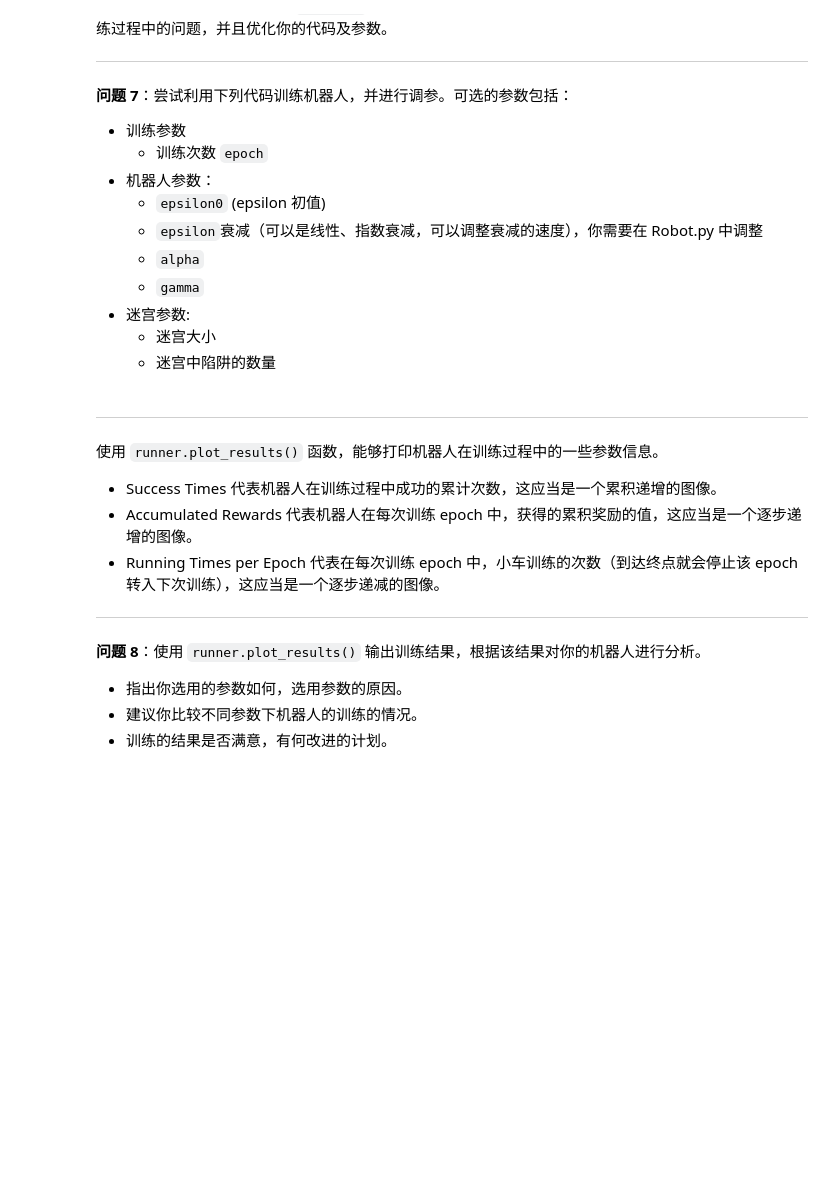
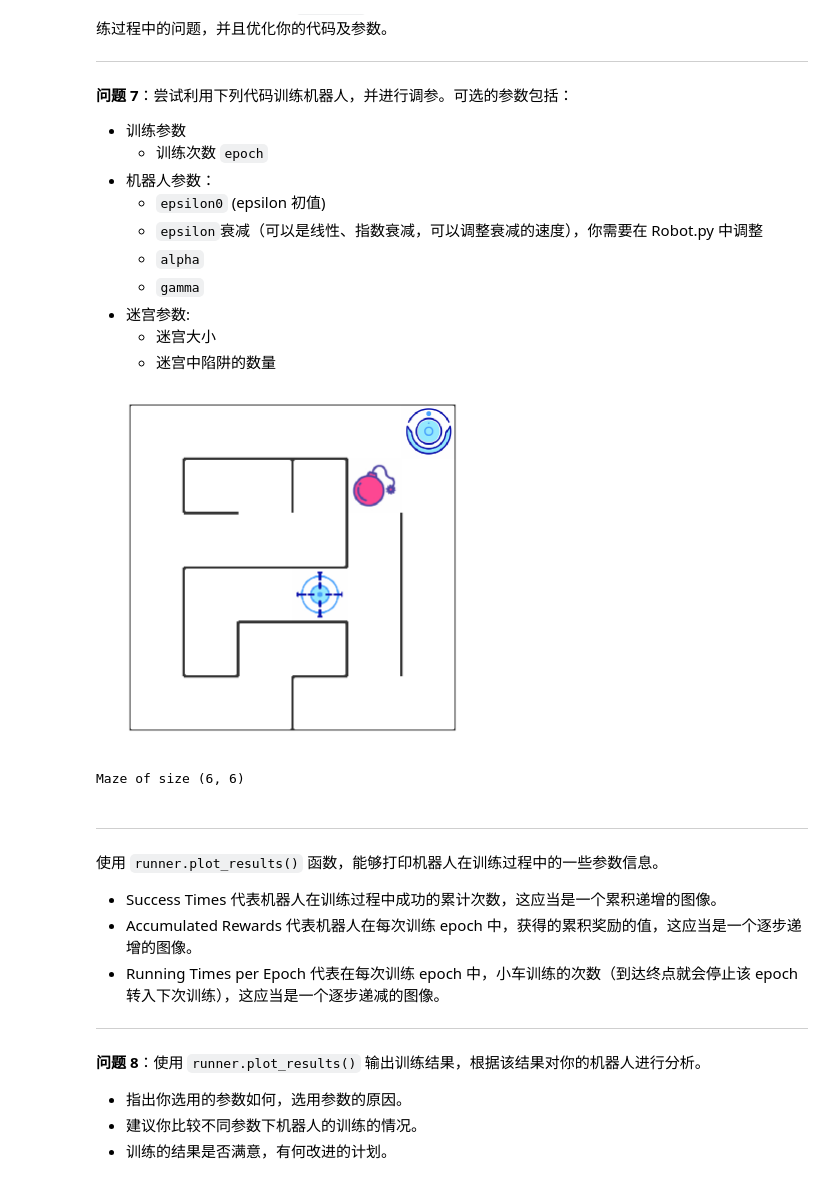
Before and after one commit to StartLightTheft/MLND_P5, a Jupyter notebook: robot_maze.ipynb, the cells around one changed output. Cells and saved outputs as stored; diff of their text form; code cells hidden in the pictures; blank space fills up the shorter version.

```diff
--- a/robot_maze.ipynb
+++ b/robot_maze.ipynb
@@ -244,3 +249,8 @@ print(robot.Qtable)
+# %%
+g
+# %% [output]
+[figure, added]
+Maze of size (6, 6)
 # %%
 ## 可选的参数：
 epoch = 20
```
Also changed, not shown: parts of 14 cells of this notebook, 1 other file.
